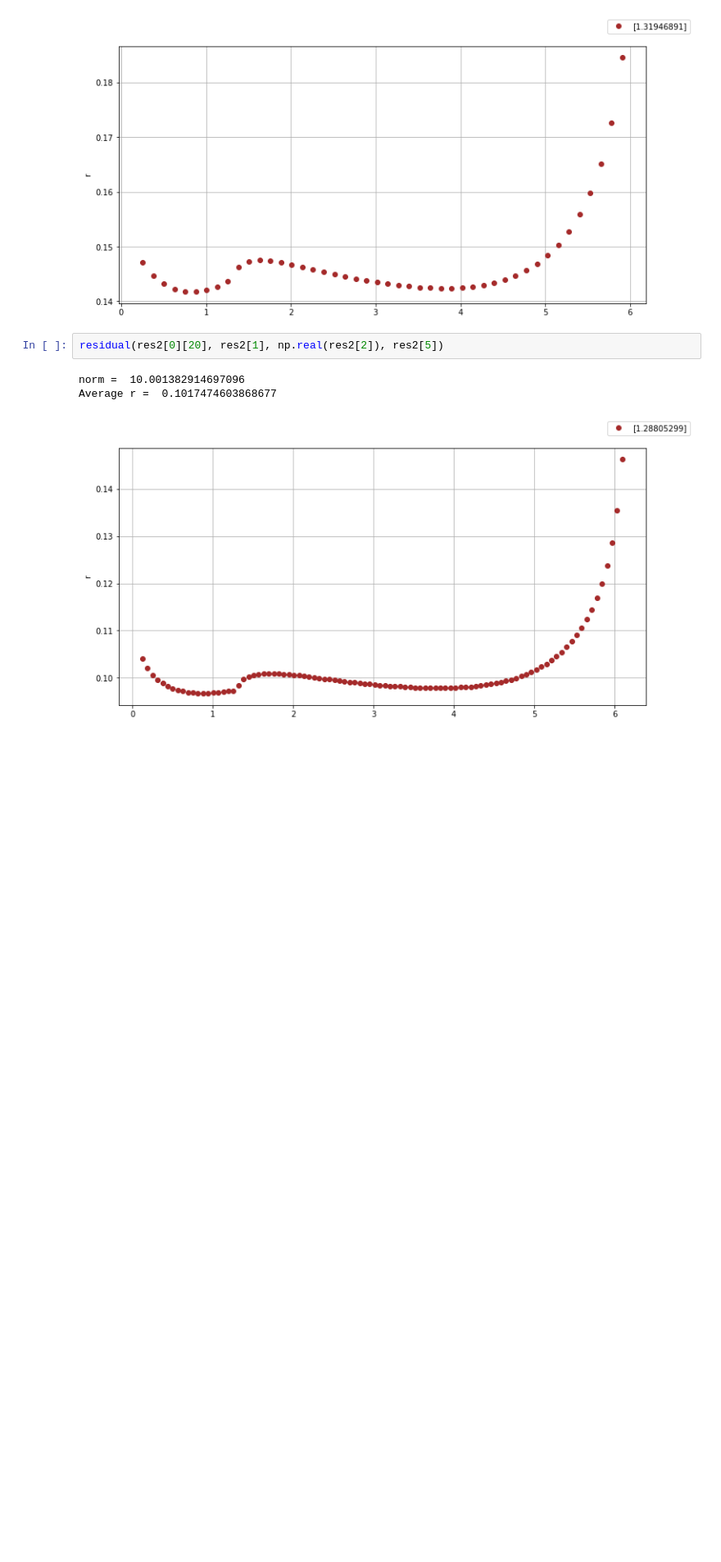
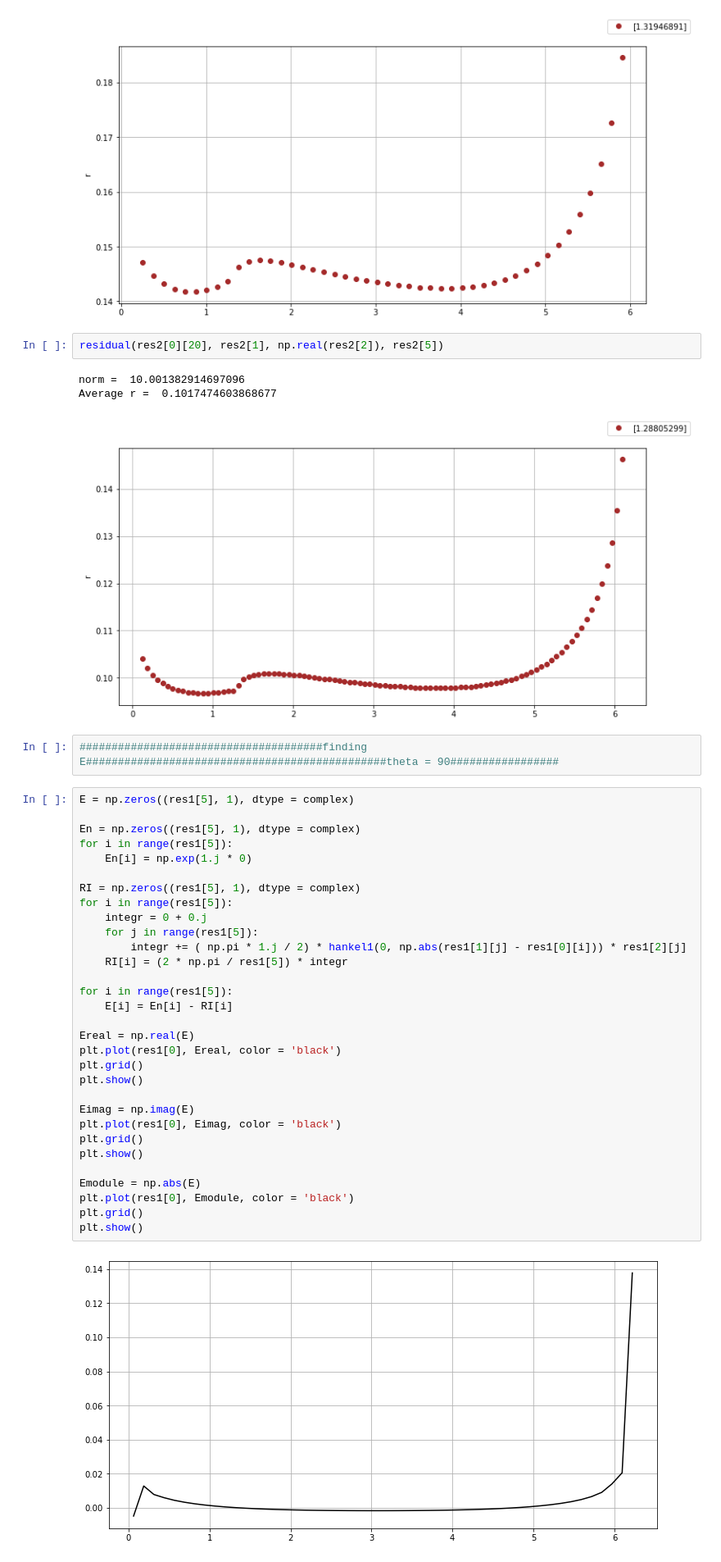
Before and after one commit to andredolbnin/Diploma, a Jupyter notebook: Model2/2Reg.ipynb, the cells around one changed output. Shown at 82% size. Saved outputs shown, nothing was run; the diff lists cells and outputs as text; blank space fills up the shorter version.

```diff
--- a/Model2/2Reg.ipynb
+++ b/Model2/2Reg.ipynb
@@ -200,3 +197,38 @@ residual(res2[0][20], res2[1], np.real(res2[2]), res2[5])
 norm =  10.001382914697096
 Average r =  0.1017474603868677
 [figure]
+# %%
+######################################finding E###############################################theta = 90#################
+# %%
+E = np.zeros((res1[5], 1), dtype = complex)
+
+En = np.zeros((res1[5], 1), dtype = complex)
+for i in range(res1[5]):
+    En[i] = np.exp(1.j * 0)
+
+RI = np.zeros((res1[5], 1), dtype = complex)
+for i in range(res1[5]):
+    integr = 0 + 0.j
+    for j in range(res1[5]):
+        integr += ( np.pi * 1.j / 2) * hankel1(0, np.abs(res1[1][j] - res1[0][i])) * res1[2][j]
+    RI[i] = (2 * np.pi / res1[5]) * integr
+
+for i in range(res1[5]):
+    E[i] = En[i] - RI[i]
+
+Ereal = np.real(E)
+plt.plot(res1[0], Ereal, color = 'black')
+plt.grid()
+plt.show()
+
+Eimag = np.imag(E)
+plt.plot(res1[0], Eimag, color = 'black')
+plt.grid()
+plt.show()
+
+Emodule = np.abs(E)
+plt.plot(res1[0], Emodule, color = 'black')
+plt.grid()
+plt.show()
+# %% [output]
+[figure, added]
```
Also changed, not shown: parts of 10 cells of this notebook, 6 other files.
